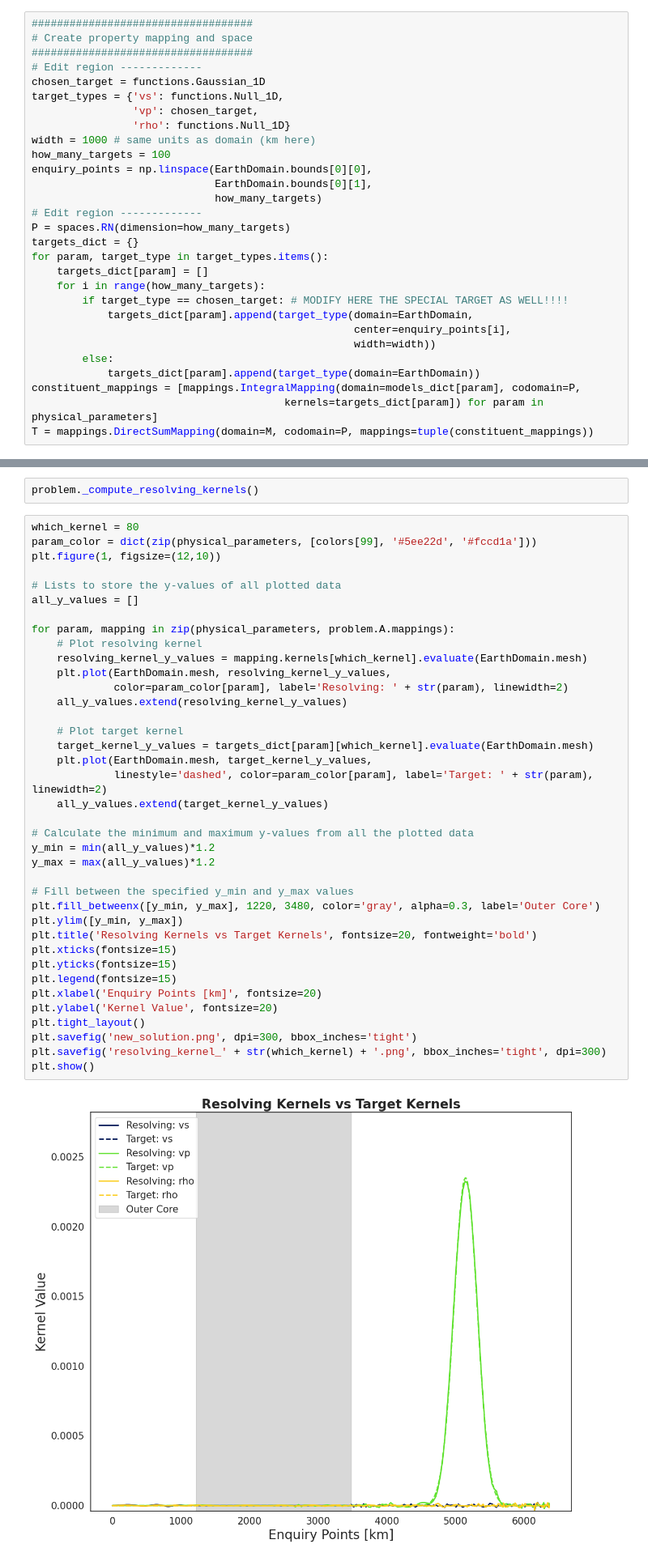
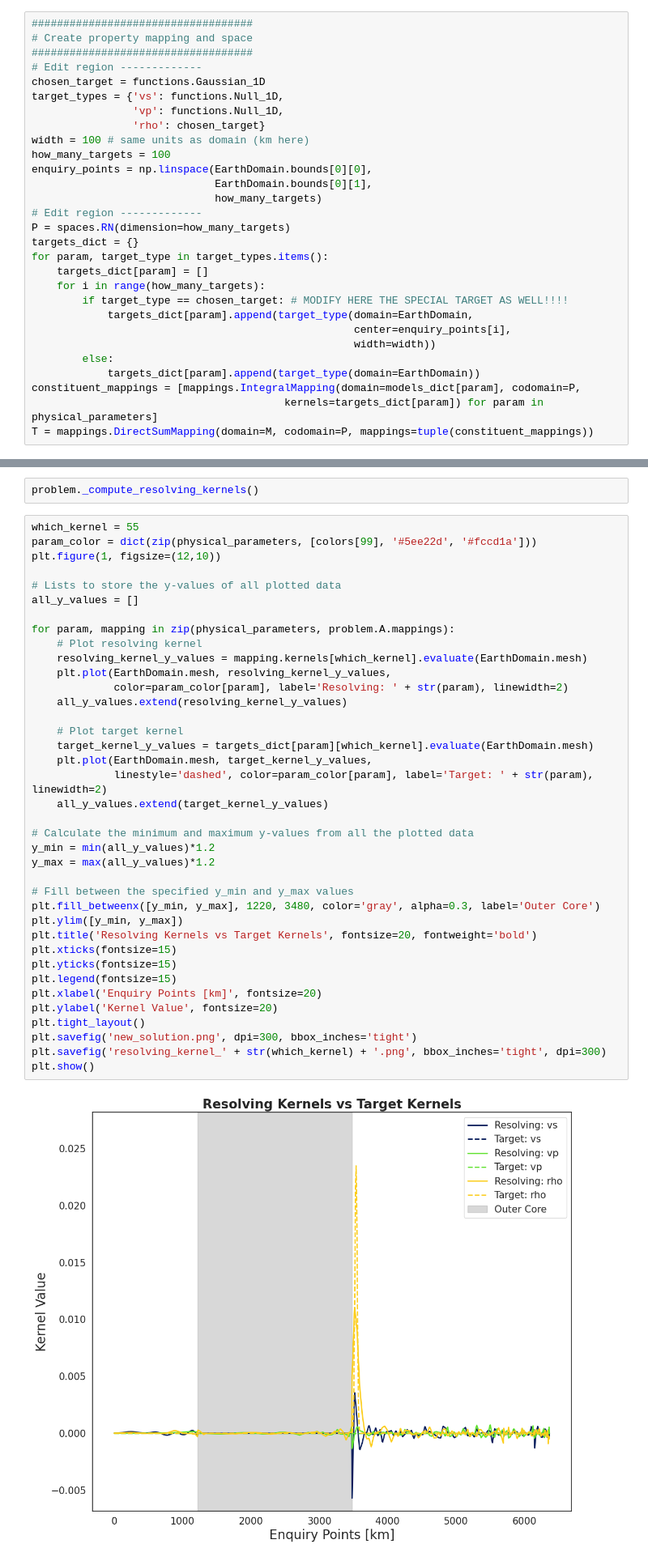
Before and after one commit to Adrian-Mag/SOLA_DLI, a Jupyter notebook: examples/Target_Paper_Examples/solving_problems.ipynb, the cells around one changed output, grey strips where cells are left out. Shown at 81% size. Cells and saved outputs as stored; diff of their text form.

```diff
--- a/examples/Target_Paper_Examples/solving_problems.ipynb
+++ b/examples/Target_Paper_Examples/solving_problems.ipynb
@@ -86,9 +86,9 @@ G = mappings.DirectSumMapping(domain=M, codomain=D, mappings=tuple(constituent_m
 # Edit region -------------
 chosen_target = functions.Gaussian_1D
 target_types = {'vs': functions.Null_1D,
-                'vp': chosen_target,
-                'rho': functions.Null_1D}
-width = 1000 # same units as domain (km here)
+                'vp': functions.Null_1D,
+                'rho': chosen_target}
+width = 100 # same units as domain (km here)
 how_many_targets = 100
 enquiry_points = np.linspace(EarthDomain.bounds[0][0],
                              EarthDomain.bounds[0][1],
@@ -341,7 +334,7 @@ plt.savefig('Kernels_for_paper_normal' + '.png', bbox_inches='tight', dpi=300)
 # %%
 problem._compute_resolving_kernels()
 # %%
-which_kernel = 80
+which_kernel = 55
 param_color = dict(zip(physical_parameters, [colors[99], '#5ee22d', '#fccd1a']))
 plt.figure(1, figsize=(12,10))
 
@@ -352,34 +345,34 @@ for param, mapping in zip(physical_parameters, problem.A.mappings):
     # Plot resolving kernel
     resolving_kernel_y_values = mapping.kernels[which_kernel].evaluate(EarthDomain.mesh)
     plt.plot(EarthDomain.mesh, resolving_kernel_y_values,
              color=param_color[param], label='Resolving: ' + str(param), linewidth=2)
     all_y_values.extend(resolving_kernel_y_values)
 
     # Plot target kernel
     target_kernel_y_values = targets_dict[param][which_kernel].evaluate(EarthDomain.mesh)
     plt.plot(EarthDomain.mesh, target_kernel_y_values,
              linestyle='dashed', color=param_color[param], label='Target: ' + str(param), linewidth=2)
     all_y_values.extend(target_kernel_y_values)
 
 # Calculate the minimum and maximum y-values from all the plotted data
 y_min = min(all_y_values)*1.2
 y_max = max(all_y_values)*1.2
 
 # Fill between the specified y_min and y_max values
 plt.fill_betweenx([y_min, y_max], 1220, 3480, color='gray', alpha=0.3, label='Outer Core')
 plt.ylim([y_min, y_max])
 plt.title('Resolving Kernels vs Target Kernels', fontsize=20, fontweight='bold')
 plt.xticks(fontsize=15)
 plt.yticks(fontsize=15)
 plt.legend(fontsize=15)
 plt.xlabel('Enquiry Points [km]', fontsize=20)
 plt.ylabel('Kernel Value', fontsize=20)
 plt.tight_layout()
 plt.savefig('new_solution.png', dpi=300, bbox_inches='tight')
 plt.savefig('resolving_kernel_' + str(which_kernel) + '.png', bbox_inches='tight', dpi=300)
 plt.show()
 # %% [output]
-[figure, old version]
+[figure, new version]
 # %%
 import matplotlib.pyplot as plt
 from matplotlib.ticker import ScalarFormatter
```
Also changed, not shown: parts of 7 cells of this notebook, 5 other files.
